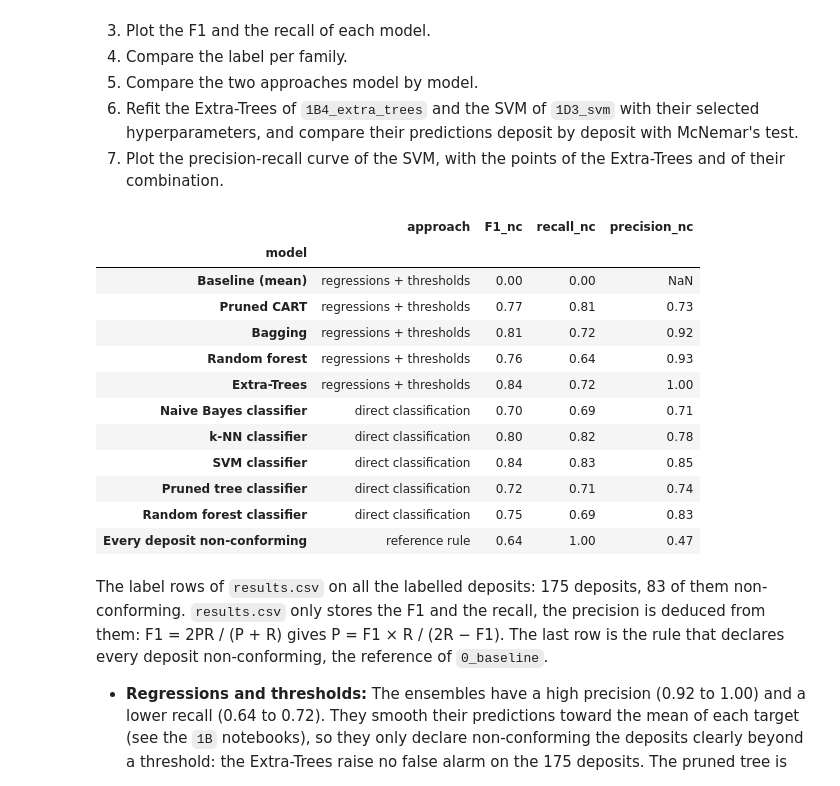
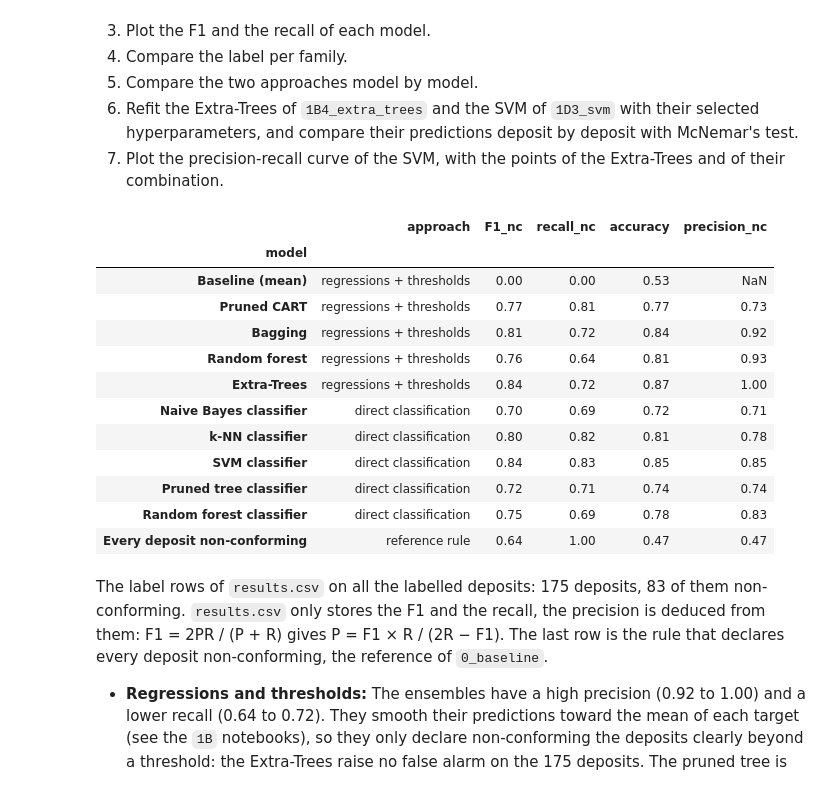
Before and after one commit to K3YB04RD-w4rri0r/ml-soldering-prediction, a Jupyter notebook: modeling/1D_direct_classification/1D_direct_classification.ipynb, the cells around one changed output. Drawn from its saved outputs; the diff is of its cells as text; code cells hidden in the pictures.

```diff
--- a/modeling/1D_direct_classification/1D_direct_classification.ipynb
+++ b/modeling/1D_direct_classification/1D_direct_classification.ipynb
@@ -57,32 +57,32 @@ pd.set_option("display.max_rows", None)
 # %%
 regression = ["Baseline (mean)", "Pruned CART", "Bagging", "Random forest", "Extra-Trees"]
 direct = ["Naive Bayes classifier", "k-NN classifier", "SVM classifier", "Pruned tree classifier", "Random forest classifier"]
 models = regression + direct
 
 results = load_results()
 label = results[(results["target"] == "label") & results["model"].isin(models)].set_index(["model", "family"])
 overall = label.xs("all", level="family").reindex(models)
 
 share_nc = overall["n_nc"].iloc[0] / overall["n_clf"].iloc[0]
-table = overall[["F1_nc", "recall_nc"]].copy()
+table = overall[["F1_nc", "recall_nc", "accuracy"]].copy()
 table["precision_nc"] = table["F1_nc"] * table["recall_nc"] / (2 * table["recall_nc"] - table["F1_nc"])
-table.loc["Every deposit non-conforming"] = [2 * share_nc / (1 + share_nc), 1.0, share_nc]
+table.loc["Every deposit non-conforming"] = [2 * share_nc / (1 + share_nc), 1.0, share_nc, share_nc]
 table.insert(0, "approach", ["regressions + thresholds"] * len(regression) + ["direct classification"] * len(direct) + ["reference rule"])
 table.round(2)
 # %% [output]
-|  | approach | F1_nc | recall_nc | precision_nc |
-| model |  |  |  |  |
-| Baseline (mean) | regressions + thresholds | 0.00 | 0.00 | NaN |
-| Pruned CART | regressions + thresholds | 0.77 | 0.81 | 0.73 |
-| Bagging | regressions + thresholds | 0.81 | 0.72 | 0.92 |
-| Random forest | regressions + thresholds | 0.76 | 0.64 | 0.93 |
-| Extra-Trees | regressions + thresholds | 0.84 | 0.72 | 1.00 |
-| Naive Bayes classifier | direct classification | 0.70 | 0.69 | 0.71 |
-| k-NN classifier | direct classification | 0.80 | 0.82 | 0.78 |
-| SVM classifier | direct classification | 0.84 | 0.83 | 0.85 |
-| Pruned tree classifier | direct classification | 0.72 | 0.71 | 0.74 |
-| Random forest classifier | direct classification | 0.75 | 0.69 | 0.83 |
-| Every deposit non-conforming | reference rule | 0.64 | 1.00 | 0.47 |
+|  | approach | F1_nc | recall_nc | accuracy | precision_nc |
+| model |  |  |  |  |  |
+| Baseline (mean) | regressions + thresholds | 0.00 | 0.00 | 0.53 | NaN |
+| Pruned CART | regressions + thresholds | 0.77 | 0.81 | 0.77 | 0.73 |
+| Bagging | regressions + thresholds | 0.81 | 0.72 | 0.84 | 0.92 |
+| Random forest | regressions + thresholds | 0.76 | 0.64 | 0.81 | 0.93 |
+| Extra-Trees | regressions + thresholds | 0.84 | 0.72 | 0.87 | 1.00 |
+| Naive Bayes classifier | direct classification | 0.70 | 0.69 | 0.72 | 0.71 |
+| k-NN classifier | direct classification | 0.80 | 0.82 | 0.81 | 0.78 |
+| SVM classifier | direct classification | 0.84 | 0.83 | 0.85 | 0.85 |
+| Pruned tree classifier | direct classification | 0.72 | 0.71 | 0.74 | 0.74 |
+| Random forest classifier | direct classification | 0.75 | 0.69 | 0.78 | 0.83 |
+| Every deposit non-conforming | reference rule | 0.64 | 1.00 | 0.47 | 0.47 |
 # %% [markdown]
 The label rows of `results.csv` on all the labelled deposits: 175 deposits, 83 of them non-conforming. `results.csv` only stores the F1 and the recall, the precision is deduced from them: F1 = 2PR / (P + R) gives P = F1 × R / (2R − F1). The last row is the rule that declares every deposit non-conforming, the reference of `0_baseline`.
 
```
Also changed, not shown: parts of 1 cell of this notebook, 11 other files.
